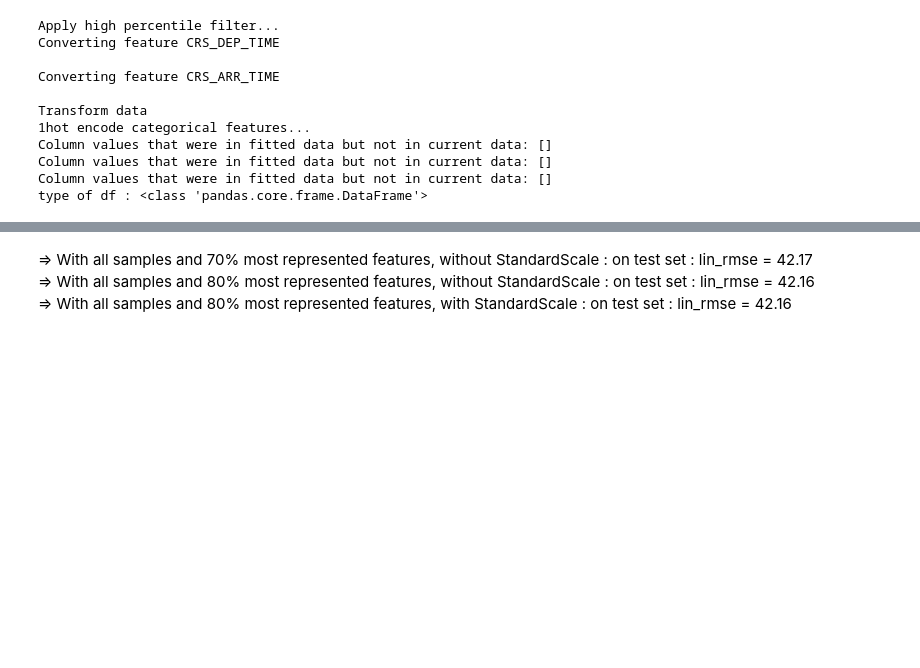
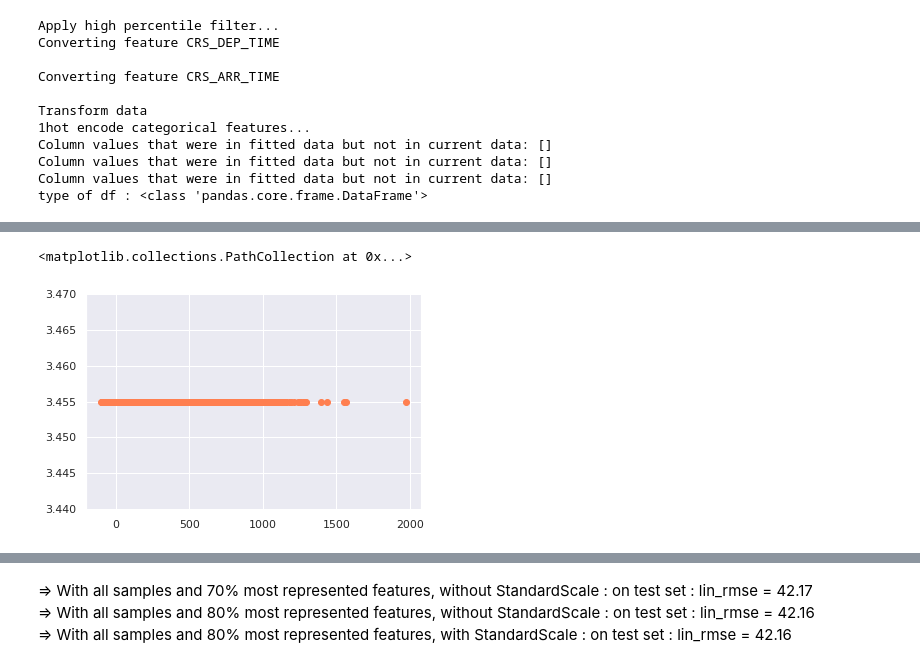
Before and after one commit to Severac/openclassrooms, a Jupyter notebook: PJ4/PJ4_modelisation.ipynb, the cells around one changed output, grey strips where cells are left out. Drawn from its saved outputs; the diff is of its cells as text; code cells hidden in the pictures; blank space fills up the shorter version.

```diff
--- a/PJ4/PJ4_modelisation.ipynb
+++ b/PJ4/PJ4_modelisation.ipynb
@@ -526,0 +551,5 @@ lin_rmse
+# %%
+plt.scatter(df_test[model1_label], y_pred_dum, color='coral')
+# %% [output]
+<matplotlib.collections.PathCollection at 0x...>
+[figure, added]
```
Also changed, not shown: parts of 24 cells of this notebook, 2 other files.
